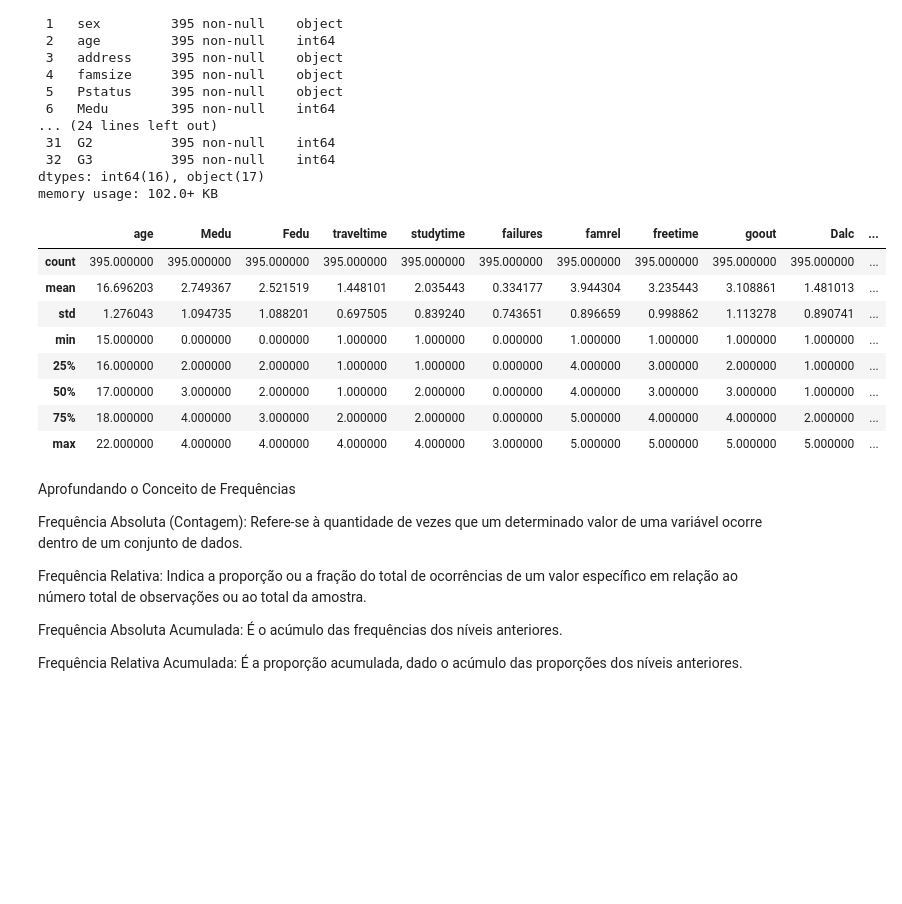
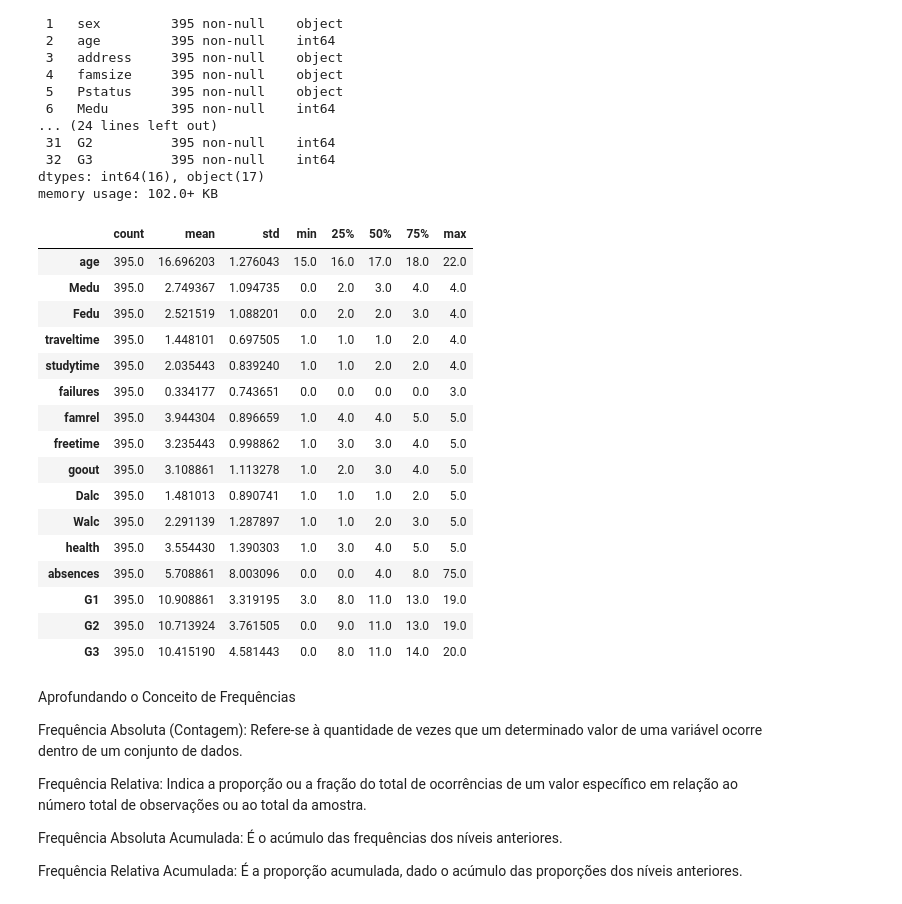
Before and after one commit to TinyHero13/100-dias-dados, a Jupyter notebook: day-1/dia1_estatistica_python.ipynb, the cells around one changed output. Drawn from its saved outputs; the diff is of its cells as text; code cells hidden in the pictures; blank space fills up the shorter version.

```diff
--- a/day-1/dia1_estatistica_python.ipynb
+++ b/day-1/dia1_estatistica_python.ipynb
@@ -59,17 +68,25 @@ dtypes: int64(16), object(17)
 memory usage: 102.0+ KB
 # %%
 # Sumário estatistico simplificado
-df.describe()
+df.describe().T
 # %% [output]
-|  | age | Medu | Fedu | traveltime | studytime | failures | famrel | freetime | goout | Dalc | ... |
-| count | 395.000000 | 395.000000 | 395.000000 | 395.000000 | 395.000000 | 395.000000 | 395.000000 | 395.000000 | 395.000000 | 395.000000 | ... |
-| mean | 16.696203 | 2.749367 | 2.521519 | 1.448101 | 2.035443 | 0.334177 | 3.944304 | 3.235443 | 3.108861 | 1.481013 | ... |
-| std | 1.276043 | 1.094735 | 1.088201 | 0.697505 | 0.839240 | 0.743651 | 0.896659 | 0.998862 | 1.113278 | 0.890741 | ... |
-| min | 15.000000 | 0.000000 | 0.000000 | 1.000000 | 1.000000 | 0.000000 | 1.000000 | 1.000000 | 1.000000 | 1.000000 | ... |
-| 25% | 16.000000 | 2.000000 | 2.000000 | 1.000000 | 1.000000 | 0.000000 | 4.000000 | 3.000000 | 2.000000 | 1.000000 | ... |
-| 50% | 17.000000 | 3.000000 | 2.000000 | 1.000000 | 2.000000 | 0.000000 | 4.000000 | 3.000000 | 3.000000 | 1.000000 | ... |
-| 75% | 18.000000 | 4.000000 | 3.000000 | 2.000000 | 2.000000 | 0.000000 | 5.000000 | 4.000000 | 4.000000 | 2.000000 | ... |
-| max | 22.000000 | 4.000000 | 4.000000 | 4.000000 | 4.000000 | 3.000000 | 5.000000 | 5.000000 | 5.000000 | 5.000000 | ... |
+|  | count | mean | std | min | 25% | 50% | 75% | max |
+| age | 395.0 | 16.696203 | 1.276043 | 15.0 | 16.0 | 17.0 | 18.0 | 22.0 |
+| Medu | 395.0 | 2.749367 | 1.094735 | 0.0 | 2.0 | 3.0 | 4.0 | 4.0 |
+| Fedu | 395.0 | 2.521519 | 1.088201 | 0.0 | 2.0 | 2.0 | 3.0 | 4.0 |
+| traveltime | 395.0 | 1.448101 | 0.697505 | 1.0 | 1.0 | 1.0 | 2.0 | 4.0 |
+| studytime | 395.0 | 2.035443 | 0.839240 | 1.0 | 1.0 | 2.0 | 2.0 | 4.0 |
+| failures | 395.0 | 0.334177 | 0.743651 | 0.0 | 0.0 | 0.0 | 0.0 | 3.0 |
+| famrel | 395.0 | 3.944304 | 0.896659 | 1.0 | 4.0 | 4.0 | 5.0 | 5.0 |
+| freetime | 395.0 | 3.235443 | 0.998862 | 1.0 | 3.0 | 3.0 | 4.0 | 5.0 |
+| goout | 395.0 | 3.108861 | 1.113278 | 1.0 | 2.0 | 3.0 | 4.0 | 5.0 |
+| Dalc | 395.0 | 1.481013 | 0.890741 | 1.0 | 1.0 | 1.0 | 2.0 | 5.0 |
+| Walc | 395.0 | 2.291139 | 1.287897 | 1.0 | 1.0 | 2.0 | 3.0 | 5.0 |
+| health | 395.0 | 3.554430 | 1.390303 | 1.0 | 3.0 | 4.0 | 5.0 | 5.0 |
+| absences | 395.0 | 5.708861 | 8.003096 | 0.0 | 0.0 | 4.0 | 8.0 | 75.0 |
+| G1 | 395.0 | 10.908861 | 3.319195 | 3.0 | 8.0 | 11.0 | 13.0 | 19.0 |
+| G2 | 395.0 | 10.713924 | 3.761505 | 0.0 | 9.0 | 11.0 | 13.0 | 19.0 |
+| G3 | 395.0 | 10.415190 | 4.581443 | 0.0 | 8.0 | 11.0 | 14.0 | 20.0 |
 # %% [markdown]
 Aprofundando o Conceito de Frequências
 
```
Also changed, not shown: parts of 17 cells of this notebook, 1 other file.
